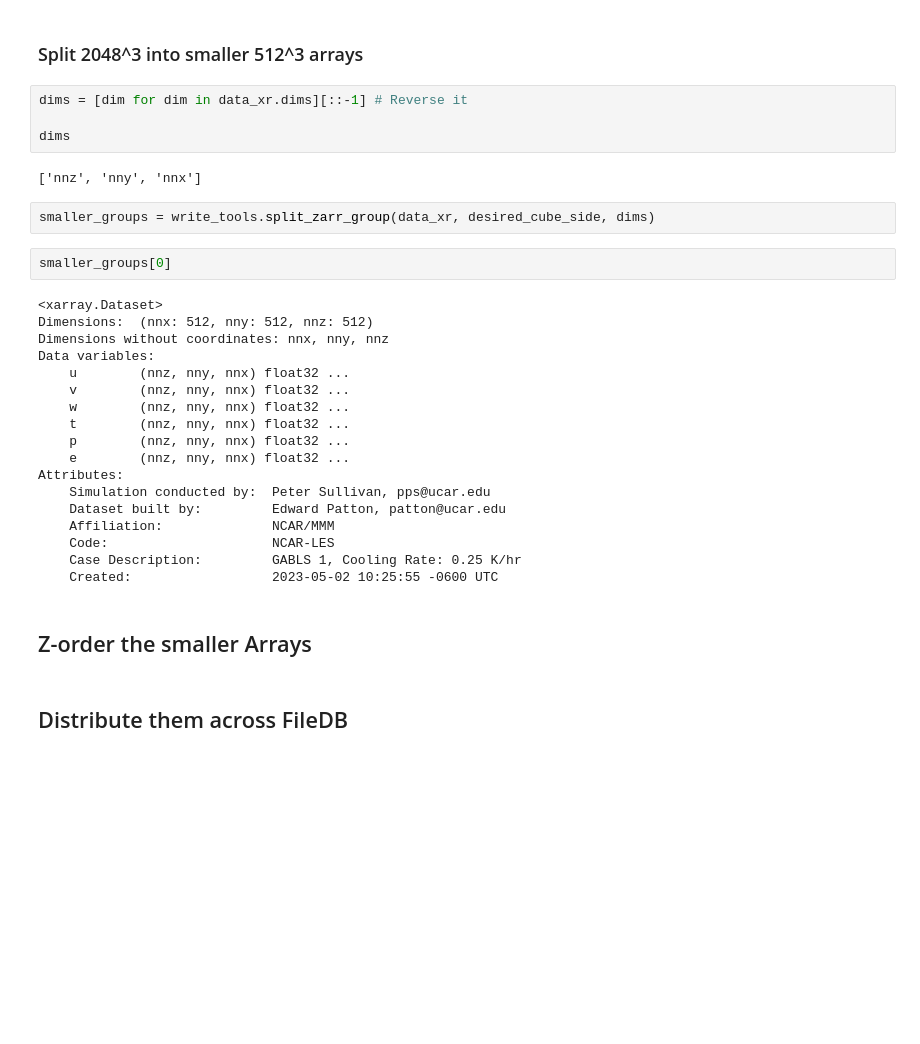
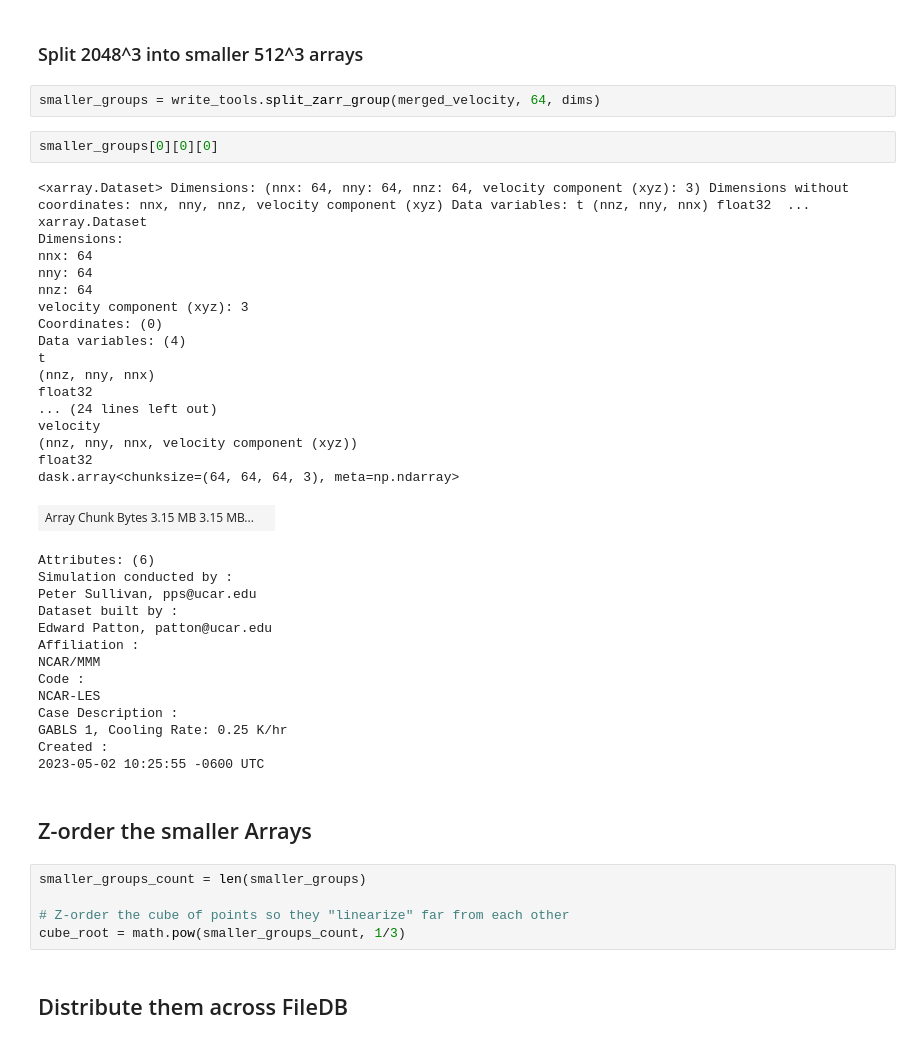
Before and after one commit to ariellubonja/ncar-zarr-code, a Jupyter notebook: zarr_writing/NCAR-to-FileDB-RoundRobin-Zarr.ipynb, the cells around one changed output. Cells and saved outputs as stored; diff of their text form; blank space fills up the shorter version.

```diff
--- a/zarr_writing/NCAR-to-FileDB-RoundRobin-Zarr.ipynb
+++ b/zarr_writing/NCAR-to-FileDB-RoundRobin-Zarr.ipynb
@@ -47,35 +116,48 @@ merged_velocity.info
 # %% [markdown]
 ### Split 2048^3 into smaller 512^3 arrays
-# %%
-dims = [dim for dim in data_xr.dims][::-1] # Reverse it
-
-dims
-# %% [output]
-['nnz', 'nny', 'nnx']
 # %%
-smaller_groups = write_tools.split_zarr_group(data_xr, desired_cube_side, dims)
+smaller_groups = write_tools.split_zarr_group(merged_velocity, 64, dims)
 # %%
-smaller_groups[0]
+smaller_groups[0][0][0]
 # %% [output]
-<xarray.Dataset>
-Dimensions:  (nnx: 512, nny: 512, nnz: 512)
-Dimensions without coordinates: nnx, nny, nnz
-Data variables:
-    u        (nnz, nny, nnx) float32 ...
-    v        (nnz, nny, nnx) float32 ...
-    w        (nnz, nny, nnx) float32 ...
-    t        (nnz, nny, nnx) float32 ...
-    p        (nnz, nny, nnx) float32 ...
-    e        (nnz, nny, nnx) float32 ...
-Attributes:
-    Simulation conducted by:  Peter Sullivan, pps@ucar.edu
-    Dataset built by:         Edward Patton, patton@ucar.edu
-    Affiliation:              NCAR/MMM
-    Code:                     NCAR-LES
-    Case Description:         GABLS 1, Cooling Rate: 0.25 K/hr
-    Created:                  2023-05-02 10:25:55 -0600 UTC
+<xarray.Dataset> Dimensions: (nnx: 64, nny: 64, nnz: 64, velocity component (xyz): 3) Dimensions without coordinates: nnx, nny, nnz, velocity component (xyz) Data variables: t (nnz, nny, nnx) float32  ...
+xarray.Dataset
+Dimensions:
+nnx: 64
+nny: 64
+nnz: 64
+velocity component (xyz): 3
+Coordinates: (0)
+Data variables: (4)
+t
+(nnz, nny, nnx)
+float32
+... (24 lines left out)
+velocity
+(nnz, nny, nnx, velocity component (xyz))
+float32
+dask.array<chunksize=(64, 64, 64, 3), meta=np.ndarray>
+| Array Chunk Bytes 3.15 MB 3.15 MB... |  |
+Attributes: (6)
+Simulation conducted by :
+Peter Sullivan, pps@ucar.edu
+Dataset built by :
+Edward Patton, patton@ucar.edu
+Affiliation :
+NCAR/MMM
+Code :
+NCAR-LES
+Case Description :
+GABLS 1, Cooling Rate: 0.25 K/hr
+Created :
+2023-05-02 10:25:55 -0600 UTC
 # %% [markdown]
 ## Z-order the smaller Arrays
+# %%
+smaller_groups_count = len(smaller_groups)
+
+# Z-order the cube of points so they "linearize" far from each other
+cube_root = math.pow(smaller_groups_count, 1/3)
 # %% [markdown]
 ## Distribute them across FileDB
 # %% [markdown]
```
Also changed, not shown: parts of 6 cells of this notebook.
